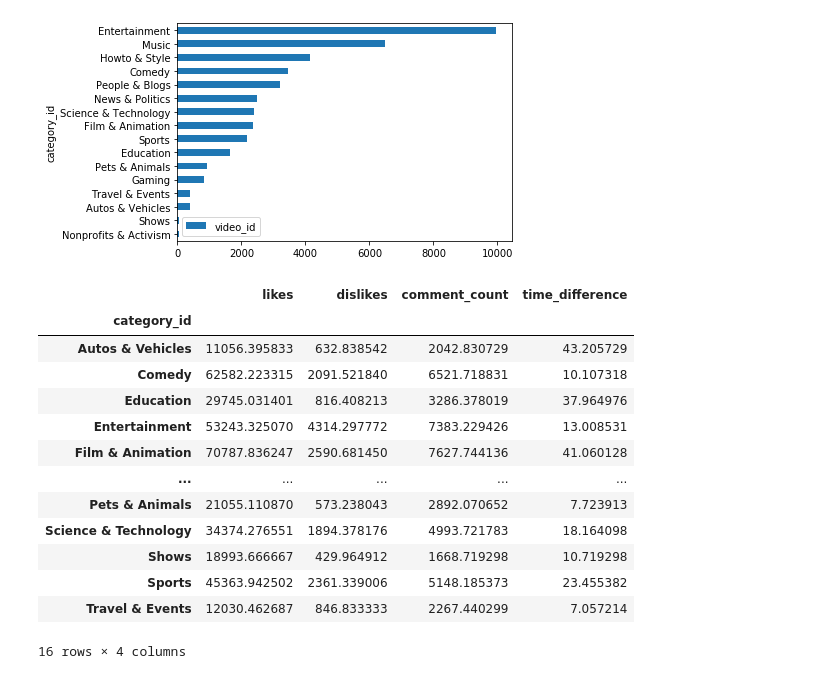
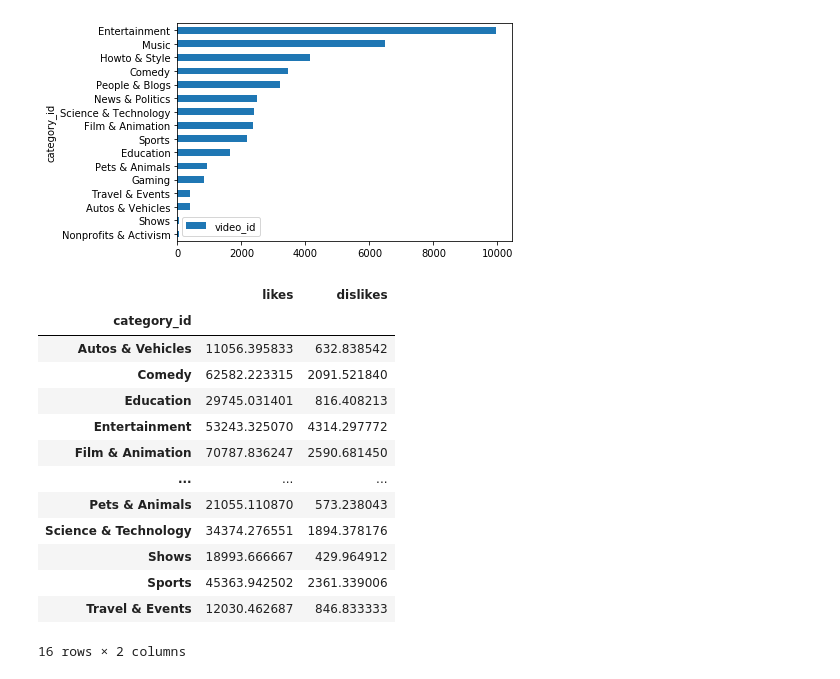
Before and after one commit to loc-vu/yt-trends, a Jupyter notebook: Correlation Analysis.ipynb, the cells around one changed output. Drawn from its saved outputs; the diff is of its cells as text; code cells hidden in the pictures.

Commit message:
furnished analysis on comments,views,likes,dislikes

```diff
--- a/Correlation Analysis.ipynb
+++ b/Correlation Analysis.ipynb
@@ -162,20 +164,20 @@ us_data.groupby("category_id").count().sort_values("video_id").plot(kind='barh',
 <matplotlib.axes._subplots.AxesSubplot at 0x...>
 [figure]
 # %%
-us_data_numeric = us_data.groupby("category_id").mean()[['likes','dislikes','comment_count','time_difference']]
+us_data_numeric = us_data.groupby("category_id").mean()[['likes','dislikes']]
 us_data_numeric
 # %% [output]
-|  | likes | dislikes | comment_count | time_difference |
-| category_id |  |  |  |  |
-| Autos & Vehicles | 11056.395833 | 632.838542 | 2042.830729 | 43.205729 |
-| Comedy | 62582.223315 | 2091.521840 | 6521.718831 | 10.107318 |
-| Education | 29745.031401 | 816.408213 | 3286.378019 | 37.964976 |
-| Entertainment | 53243.325070 | 4314.297772 | 7383.229426 | 13.008531 |
-| Film & Animation | 70787.836247 | 2590.681450 | 7627.744136 | 41.060128 |
-| ... | ... | ... | ... | ... |
-| Pets & Animals | 21055.110870 | 573.238043 | 2892.070652 | 7.723913 |
-| Science & Technology | 34374.276551 | 1894.378176 | 4993.721783 | 18.164098 |
-| Shows | 18993.666667 | 429.964912 | 1668.719298 | 10.719298 |
-| Sports | 45363.942502 | 2361.339006 | 5148.185373 | 23.455382 |
-| Travel & Events | 12030.462687 | 846.833333 | 2267.440299 | 7.057214 |
+|  | likes | dislikes |
+| category_id |  |  |
+| Autos & Vehicles | 11056.395833 | 632.838542 |
+| Comedy | 62582.223315 | 2091.521840 |
+| Education | 29745.031401 | 816.408213 |
+| Entertainment | 53243.325070 | 4314.297772 |
+| Film & Animation | 70787.836247 | 2590.681450 |
+| ... | ... | ... |
+| Pets & Animals | 21055.110870 | 573.238043 |
+| Science & Technology | 34374.276551 | 1894.378176 |
+| Shows | 18993.666667 | 429.964912 |
+| Sports | 45363.942502 | 2361.339006 |
+| Travel & Events | 12030.462687 | 846.833333 |
-16 rows × 4 columns
+16 rows × 2 columns
```
Also changed, not shown: parts of 19 cells of this notebook.
